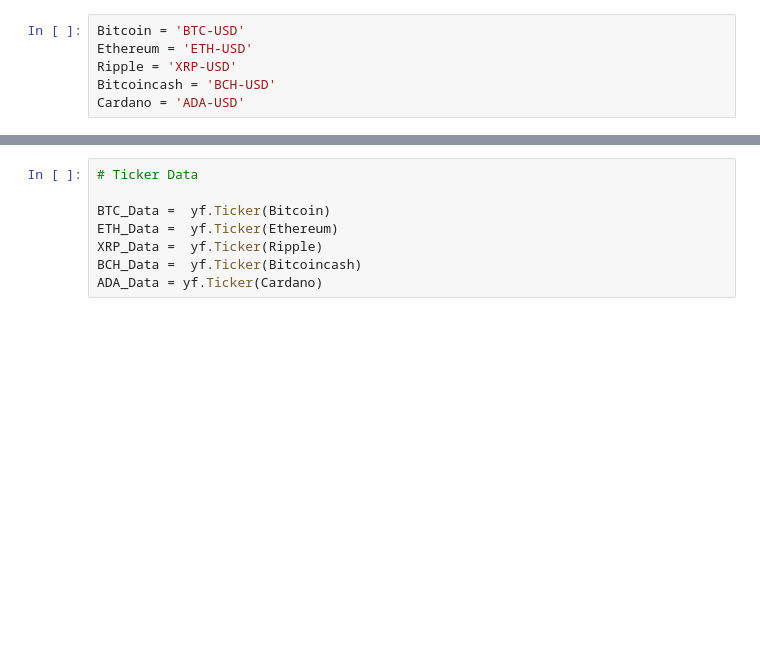
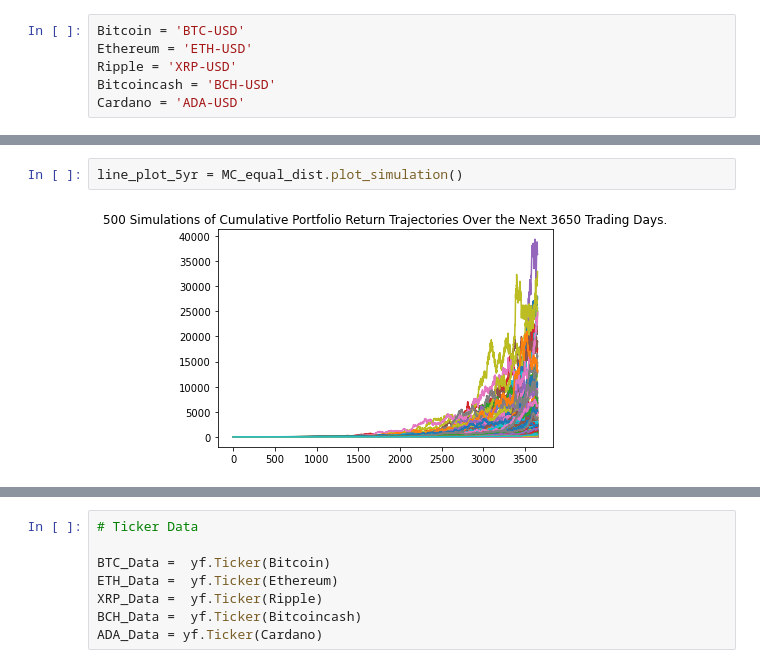
Before and after one commit to Aqui1983/Wallet-Collector-Financial-app-Project-1, a Jupyter notebook: main.ipynb, the cells around one changed output, grey strips where cells are left out. Cells and saved outputs as stored; diff of their text form; blank space fills up the shorter version.

```diff
--- a/main.ipynb
+++ b/main.ipynb
@@ -34,0 +137,4 @@ ADA
+# %%
+line_plot_5yr = MC_equal_dist.plot_simulation()
+# %% [output]
+[figure, added]
```
Also changed, not shown: parts of 19 cells of this notebook, 2 other files.
